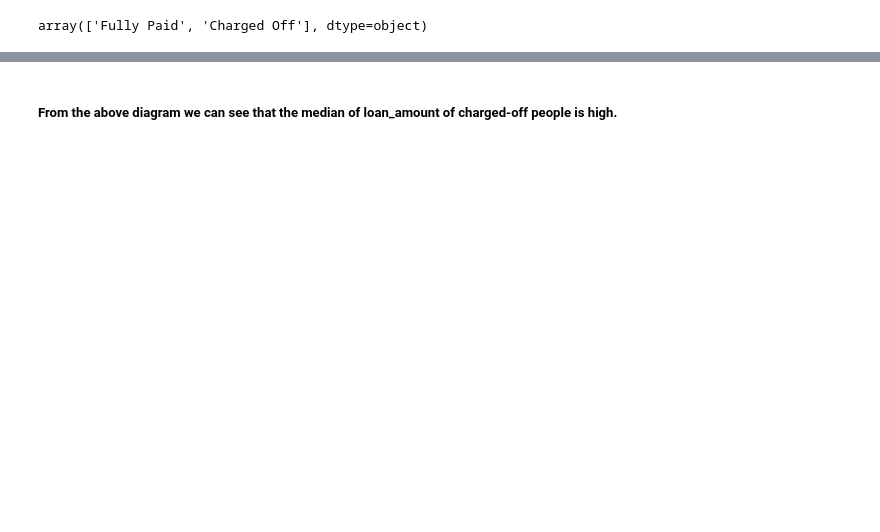
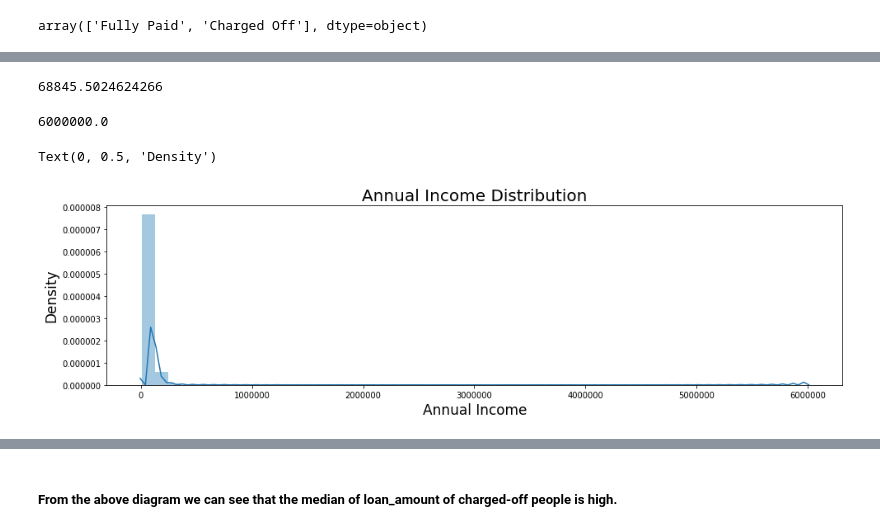
Before and after one commit to shivachandrakante/UpGrad_EDA_Assignment, a Jupyter notebook: Untitled.ipynb, the cells around one changed output, grey strips where cells are left out. Saved outputs shown, nothing was run; the diff lists cells and outputs as text; code cells hidden in the pictures; blank space fills up the shorter version.

```diff
--- a/Untitled.ipynb
+++ b/Untitled.ipynb
@@ -357,0 +200,5 @@ df['Fully_Paid']=df.loan_status.apply(lambda x:1 if x=='Fully Paid' else 0)
+# %%
+print('No.of Null Values before Cleaning ',df['title'].isnull().sum())
+print("Number of Differernt Titles are: ",len(df['title'].unique()))
+df['title']=df['title'].fillna('UnKnown')
+print('No.of Null Values after Cleaning ',df['title'].isnull().sum())
@@ -361,0 +260,17 @@ df.shape
+# %%
+df['annual_inc'].mean()
+# %% [output]
+68845.5024624266
+# %%
+df['annual_inc'].max()
+# %% [output]
+6000000.0
+# %%
+plt.figure(figsize=(16,4))
+sns.distplot(df['annual_inc'])
+plt.title("Annual Income Distribution", fontsize=20)
+plt.xlabel("Annual Income", fontsize=17)
+plt.ylabel("Density", fontsize=17)
+# %% [output]
+Text(0, 0.5, 'Density')
+[figure, added]
```
Also changed, not shown: parts of 113 cells of this notebook, 1 other file.
